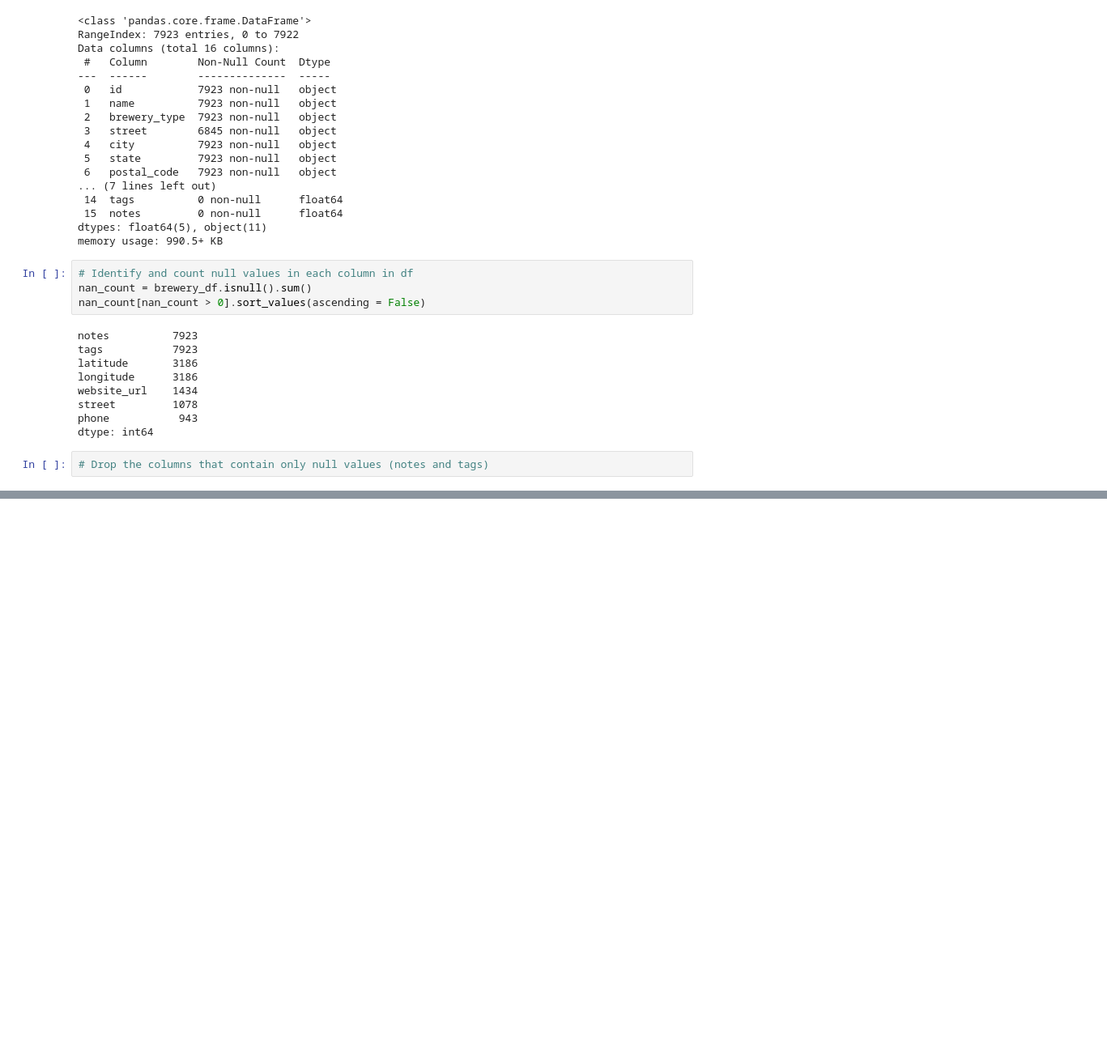
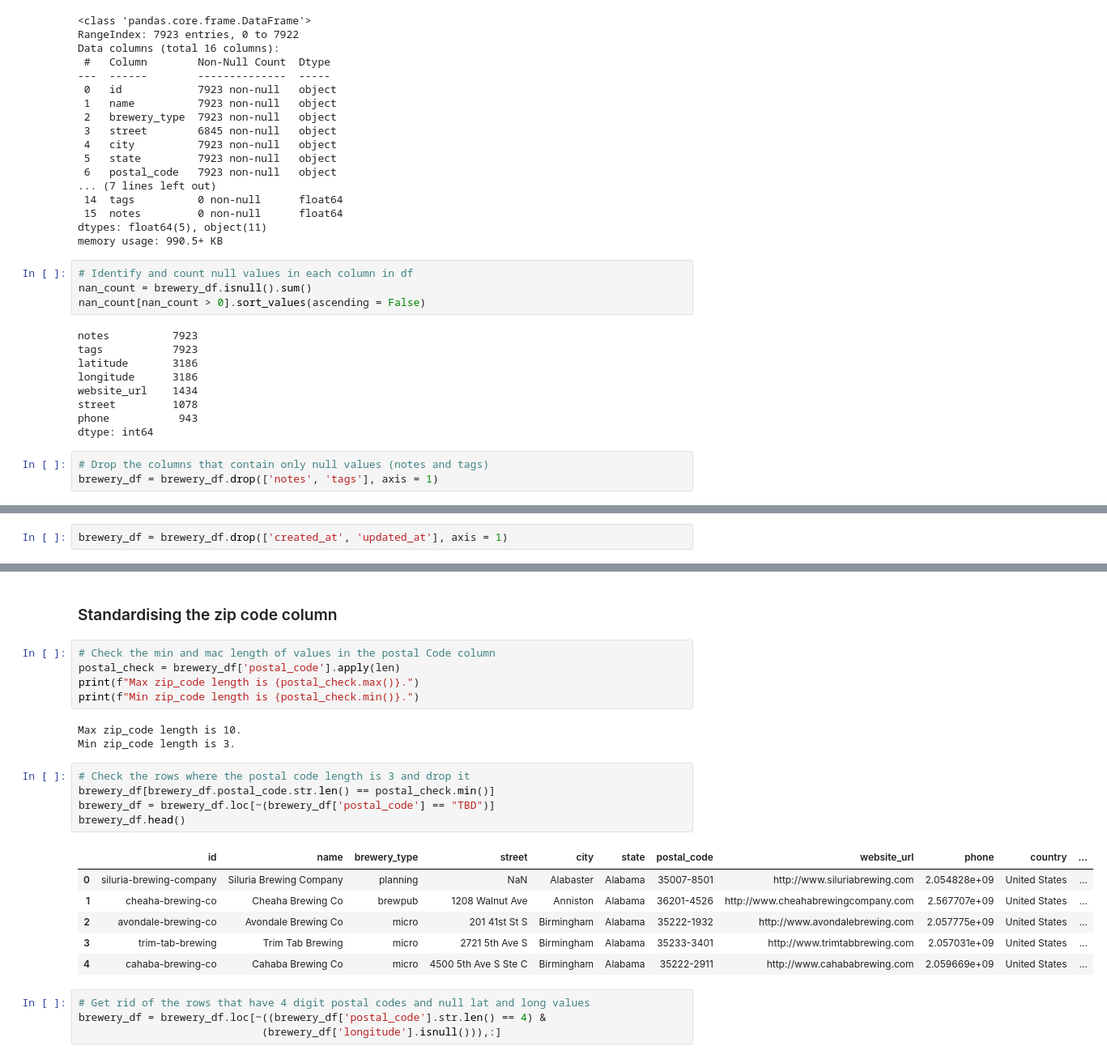
Before and after one commit to mactzu/PredictivePandas, a Jupyter notebook: work/pooja/ETL - Open Brewery DB API.ipynb, the cells around one changed output, grey strips where cells are left out. Shown at 81% size. Drawn from its saved outputs; the diff is of its cells as text; blank space fills up the shorter version.

```diff
--- a/work/pooja/ETL - Open Brewery DB API.ipynb
+++ b/work/pooja/ETL - Open Brewery DB API.ipynb
@@ -82,3 +77,4 @@ phone           943
 dtype: int64
 # %%
 # Drop the columns that contain only null values (notes and tags)
+brewery_df = brewery_df.drop(['notes', 'tags'], axis = 1)
@@ -84,0 +104,2 @@ dtype: int64
+# %%
+brewery_df = brewery_df.drop(['created_at', 'updated_at'], axis = 1)
@@ -84,0 +121,26 @@ dtype: int64
+# %% [markdown]
+### Standardising the zip code column
+# %%
+# Check the min and mac length of values in the postal Code column
+postal_check = brewery_df['postal_code'].apply(len)
+print(f"Max zip_code length is {postal_check.max()}.")
+print(f"Min zip_code length is {postal_check.min()}.")
+# %% [output]
+Max zip_code length is 10.
+Min zip_code length is 3.
+# %%
+# Check the rows where the postal code length is 3 and drop it
+brewery_df[brewery_df.postal_code.str.len() == postal_check.min()]
+brewery_df = brewery_df.loc[~(brewery_df['postal_code'] == "TBD")]
+brewery_df.head()
+# %% [output]
+|  | id | name | brewery_type | street | city | state | postal_code | website_url | phone | country | ... |
+| 0 | siluria-brewing-company | Siluria Brewing Company | planning | NaN | Alabaster | Alabama | 35007-8501 | http://www.siluriabrewing.com | 2.054828e+09 | United States | ... |
+| 1 | cheaha-brewing-co | Cheaha Brewing Co | brewpub | 1208 Walnut Ave | Anniston | Alabama | 36201-4526 | http://www.cheahabrewingcompany.com | 2.567707e+09 | United States | ... |
+| 2 | avondale-brewing-co | Avondale Brewing Co | micro | 201 41st St S | Birmingham | Alabama | 35222-1932 | http://www.avondalebrewing.com | 2.057775e+09 | United States | ... |
+| 3 | trim-tab-brewing | Trim Tab Brewing | micro | 2721 5th Ave S | Birmingham | Alabama | 35233-3401 | http://www.trimtabbrewing.com | 2.057031e+09 | United States | ... |
+| 4 | cahaba-brewing-co | Cahaba Brewing Co | micro | 4500 5th Ave S Ste C | Birmingham | Alabama | 35222-2911 | http://www.cahababrewing.com | 2.059669e+09 | United States | ... |
+# %%
+# Get rid of the rows that have 4 digit postal codes and null lat and long values
+brewery_df = brewery_df.loc[~((brewery_df['postal_code'].str.len() == 4) &
+                             (brewery_df['longitude'].isnull())),:]
```
Also changed, not shown: parts of 11 cells of this notebook.
